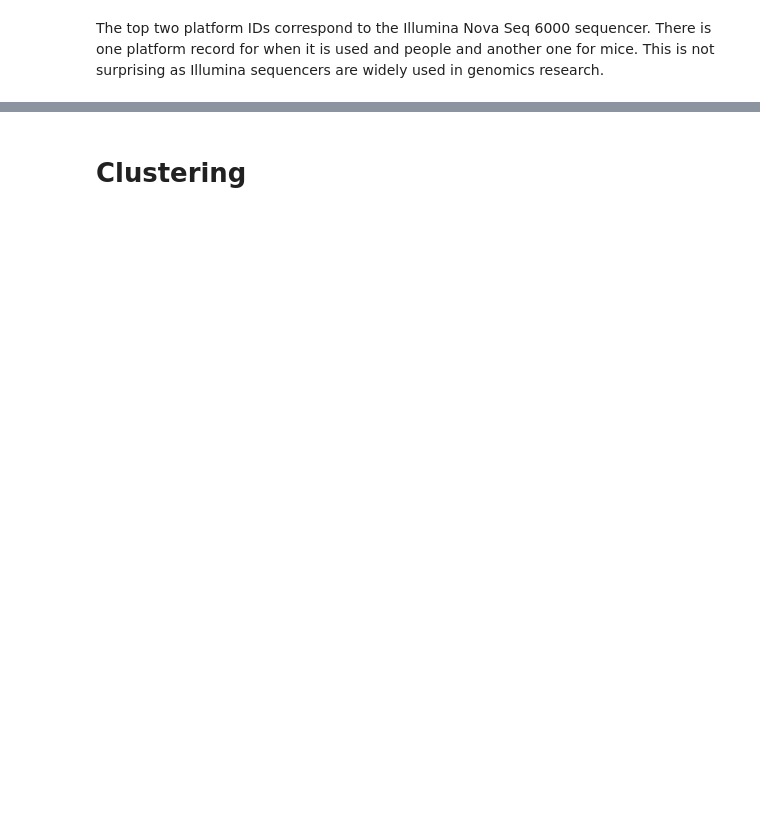
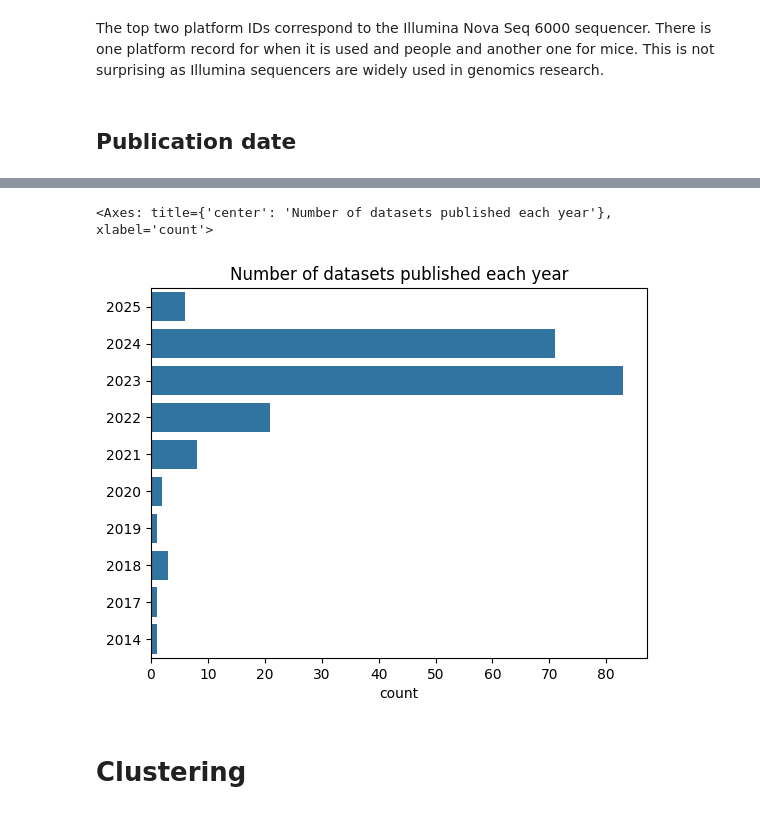
Before and after one commit to olegs/pubmed-paper-exploration, a Jupyter notebook: hallmarks_of_aging_related_dataset_analysis.ipynb, the cells around one changed output, grey strips where cells are left out. Cells and saved outputs as stored; diff of their text form; code cells hidden in the pictures; blank space fills up the shorter version.

```diff
--- a/hallmarks_of_aging_related_dataset_analysis.ipynb
+++ b/hallmarks_of_aging_related_dataset_analysis.ipynb
@@ -115,2 +120,8 @@ plt.show()
 # %% [markdown]
 The top two platform IDs correspond to the Illumina Nova Seq 6000 sequencer. There is one platform record for when it is used and people and another one for mice. This is not surprising as Illumina sequencers are widely used in genomics research.
+# %% [markdown]
+## Publication date
+# %%
+plt.title("Number of datasets published each year")
+sns.countplot([str(dataset.publication_date.year) for dataset in datasets])
+# %% [output]
@@ -117,3 +130,5 @@ The top two platform IDs correspond to the Illumina Nova Seq 6000 sequencer. The
+<Axes: title={'center': 'Number of datasets published each year'}, xlabel='count'>
+[figure, added]
 # %% [markdown]
 # Clustering
 # %%
```
Also changed, not shown: parts of 40 cells of this notebook.
